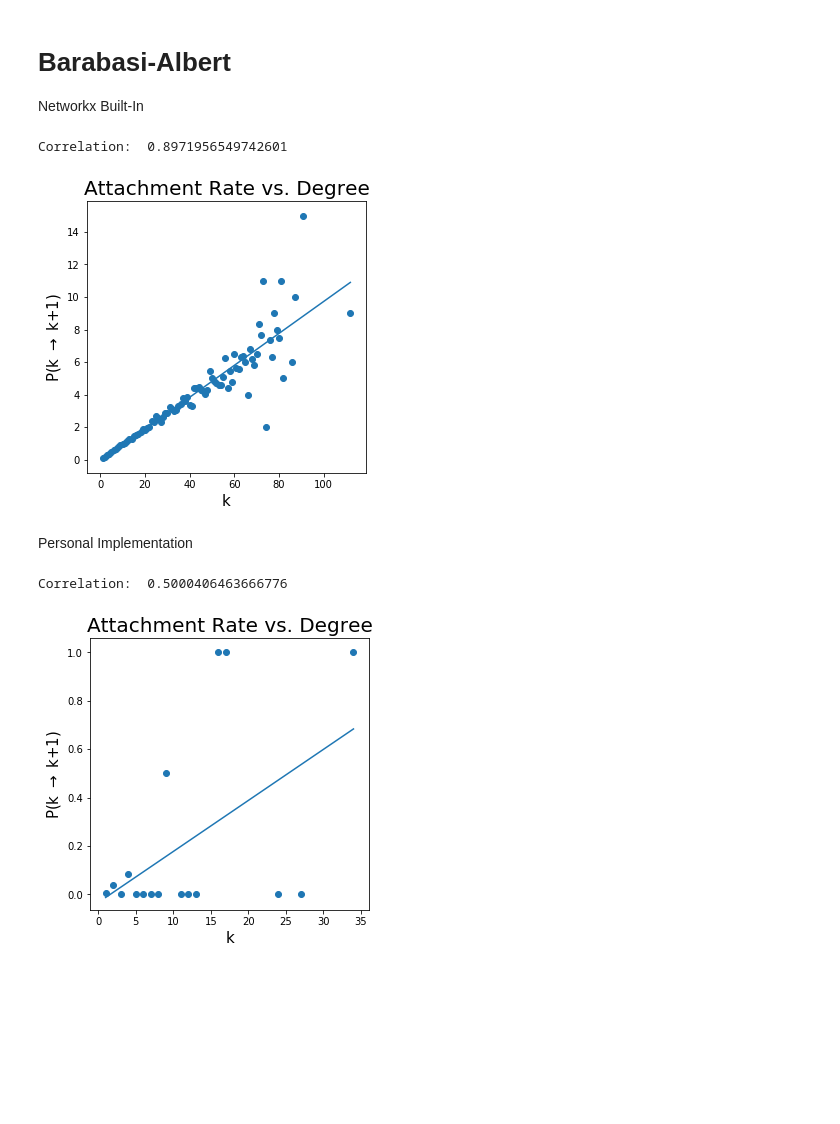
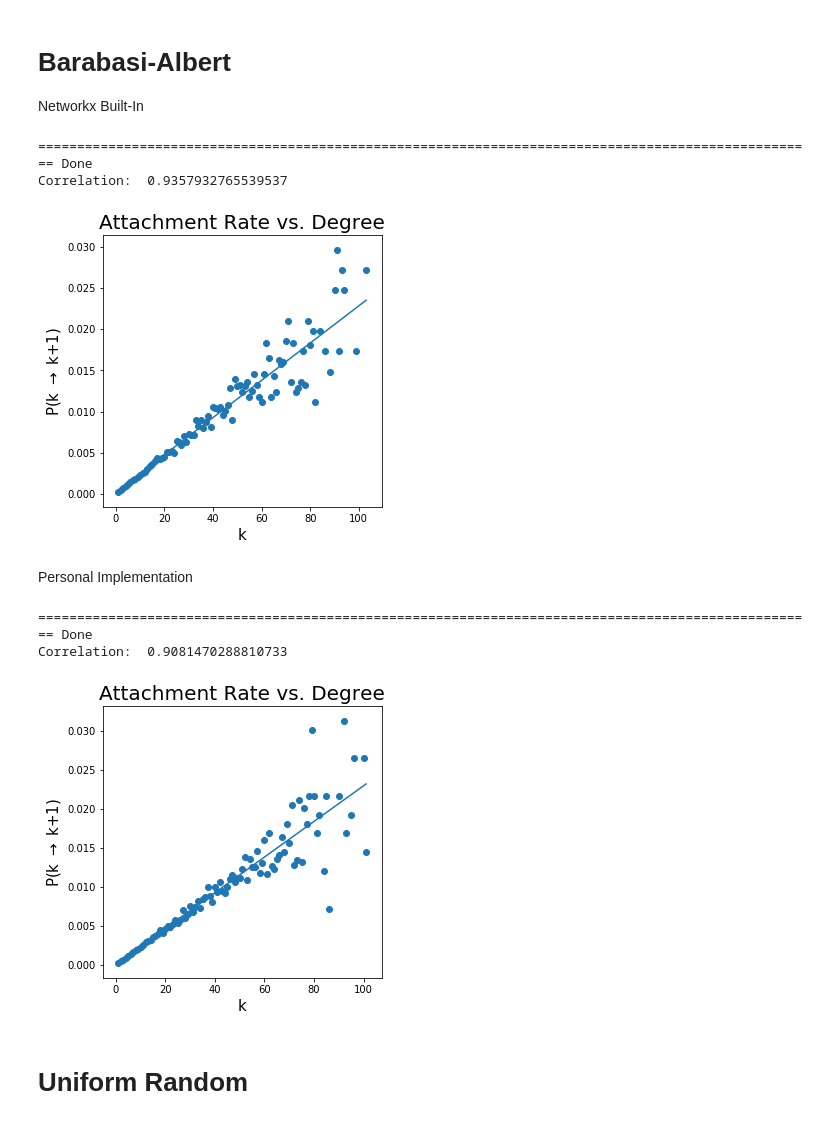
Before and after one commit to thomasy314/Preferential-Attachment, a Jupyter notebook: Pref_Attach.ipynb, the cells around one changed output. Saved outputs shown, nothing was run; the diff lists cells and outputs as text; code cells hidden in the pictures; blank space fills up the shorter version.

```diff
--- a/Pref_Attach.ipynb
+++ b/Pref_Attach.ipynb
@@ -7,3 +8,10 @@ from collections import defaultdict
+# %%
+def loading_bar(place, size):
+    count = int((place/size) * 100)
+    if place<=size:
+        print(("=" * count) + ("_" * (100-count)), "{}/{}".format(place,size))
+    else:
+        print(("=" * count) + ("_" * (100-count)), "Done")
 # %%
 def test_digraph(G_func, param, start, interval, iterations=100):
     k_incr = defaultdict(list)
@@ -24,6 +36,8 @@ def test_graph(G_func, param, start, interval, iterations=100):
     k_incr = defaultdict(list)
 
     for i in range(iterations):
+        clear_output(wait=True)
+        loading_bar(i, iterations)
         G = G_func(*param)
         for n in range(start+1):
             # get neighbors of in edges
@@ -33,20 +47,23 @@ def test_graph(G_func, param, start, interval, iterations=100):
             new_n = [ v for v in neighbors if v in range(start, start+interval)]
             k_incr[len(old_n)].append(len(new_n))
 
+    clear_output(wait=True)
+    loading_bar(iterations+1, iterations)
     return k_incr
 # %%
 def model_stats(k_incr):
-    k_pr = [ (k,sum(v)/len(v)) for k,v in k_incr.items() ]
-    k_pr.sort()
+    k_avg = [ (k,sum(v)/len(v)) for k,v in k_incr.items() ]
+    k_avg.sort()
 
-    x = np.array([ k for k,v in k_pr ])
-    y = [ v for k,v in k_pr ]
+    x = np.array([ k for k,v in k_avg ])
+    y = [ v for k,v in k_avg ]
+    y_pr = [ val/sum(y) for val in y ]
 
     fig, axs = plt.subplots(1,1, figsize=(5,5))
 
-    slope, intercept, r_value, p_value, std_err = stats.linregress(x,y)
+    slope, intercept, r_value, p_value, std_err = stats.linregress(x,y_pr)
     axs.plot(x, intercept + slope*x)
-    axs.scatter( x, y )
+    axs.scatter( x, y_pr )
     axs.set_title('Attachment Rate vs. Degree', fontsize=20)
     axs.set_xlabel('k', fontsize=15)
     axs.set_ylabel(r'P(k $\rightarrow$ k+1)', fontsize=15)
@@ -116,8 +134,9 @@ k_incr = test_graph(nx.barabasi_albert_graph, params, start, interval, iteration
 slope, intercept, r_value, p_value, std_err = model_stats(k_incr);
 print("Correlation: ", r_value)
 # %% [output]
-Correlation:  0.8971956549742601
+==================================================================================================== Done
+Correlation:  0.9357932765539537
-[figure, old version]
+[figure, new version]
 # %% [markdown]
 Personal Implementation
 # %%
@@ -127,26 +146,30 @@ def barabasi_albert_model(size):
 
     for i in range(len(G),size):
         k_sum = 2*G.number_of_edges()
+
         prob = [ k/k_sum for n,k in G.degree() ]
 
-        node_sel = np.random.choice(G.nodes(), p=prob)
-        G.add_edge(i, node_sel)
+        sel_node = np.random.choice(G.nodes(), p=prob)
+        G.add_edge(i, sel_node)
 
     return G
 # %%
 # Graph parameters
-size = 500
+size = 1000
 params = [size]
 
 # Test parameters
-interval = 10
-start = 400
-iterations = 1
+interval = 100
+start = 500
+iterations = 1000
 
 k_incr = test_graph(barabasi_albert_model, params, start, interval, iterations)
 
 slope, intercept, r_value, p_value, std_err = model_stats(k_incr);
 print("Correlation: ", r_value)
 # %% [output]
-Correlation:  0.5000406463666776
+==================================================================================================== Done
+Correlation:  0.9081470288810733
-[figure, old version]
+[figure, new version]
+# %% [markdown]
+# Uniform Random
```
Also changed, not shown: parts of 11 cells of this notebook, 1 other file.
